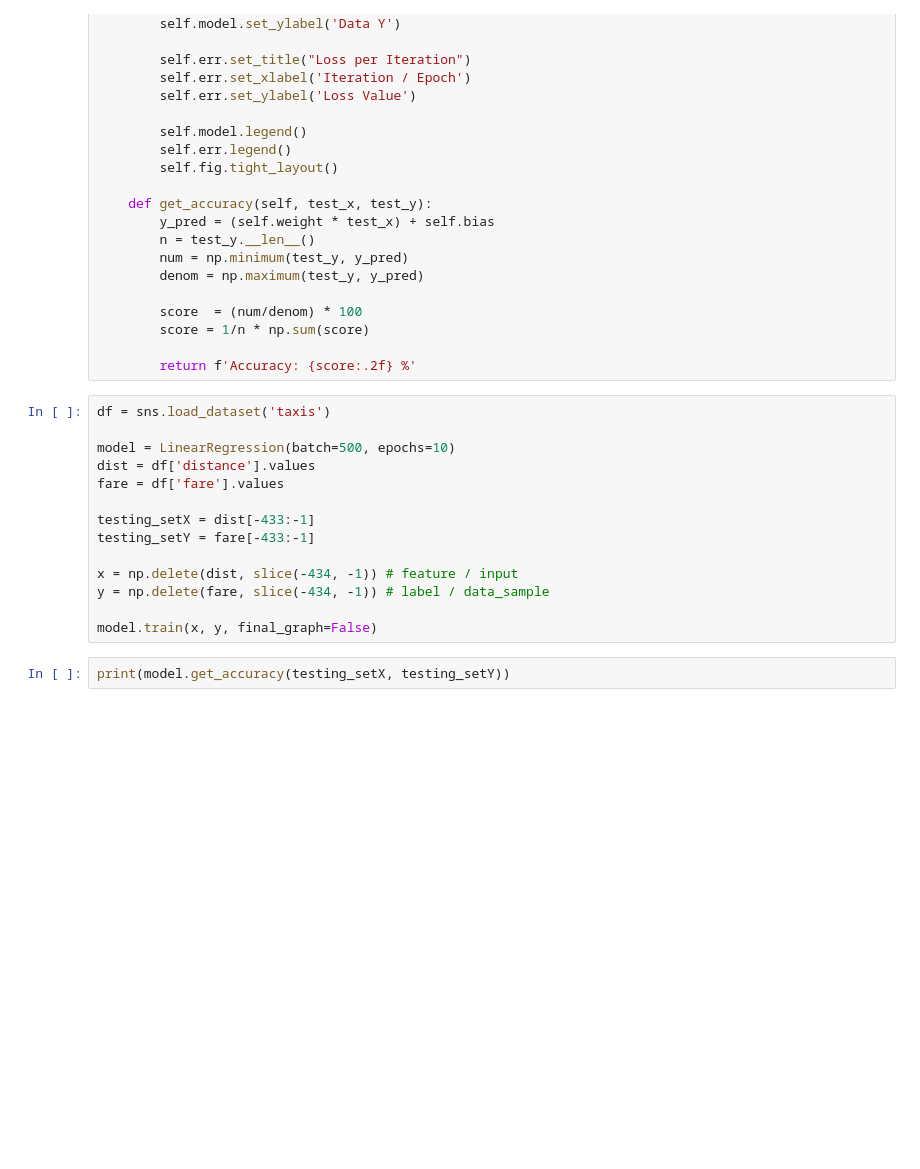
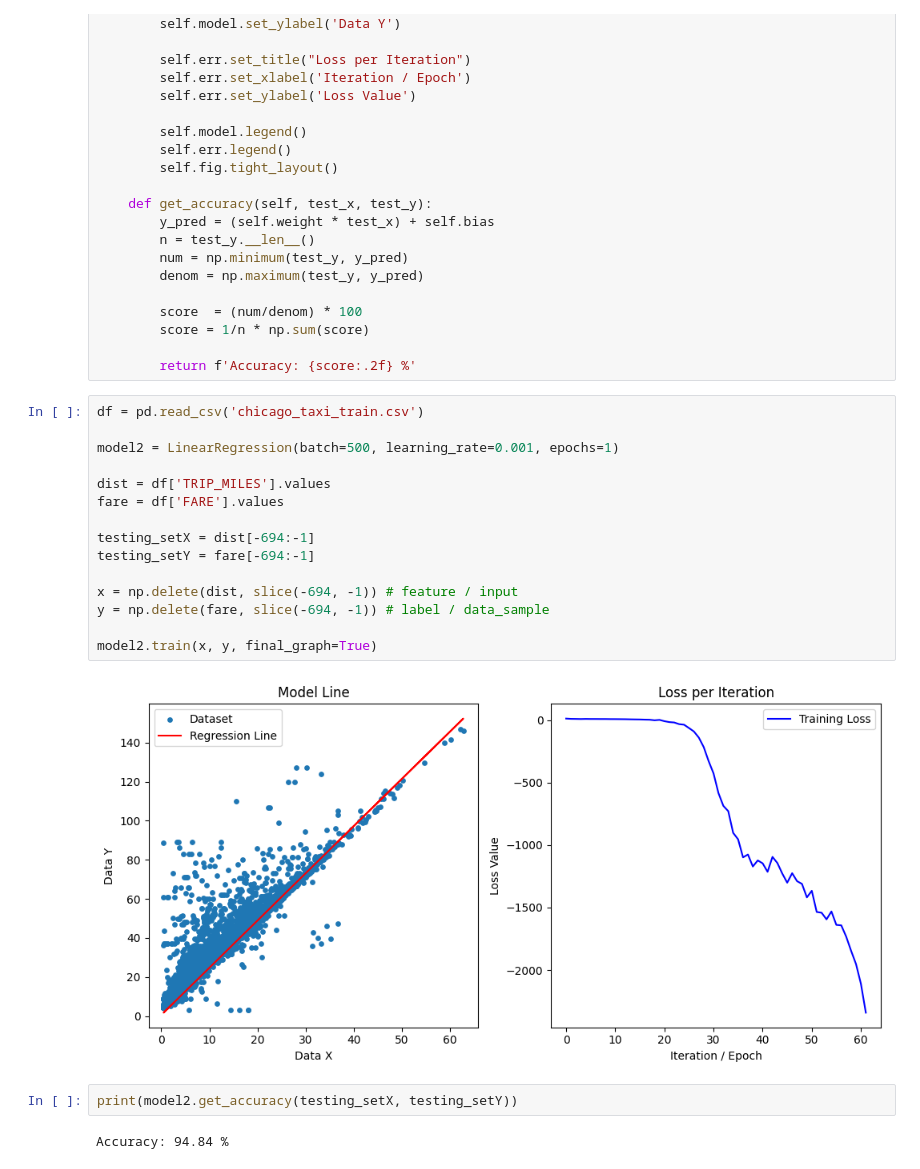
Before and after one commit to Hermes-erm/regression-single-variance, a Jupyter notebook: linear_reg.ipynb, the cells around one changed output. Saved outputs shown, nothing was run; the diff lists cells and outputs as text; blank space fills up the shorter version.

Commit message:
add: new dataset

```diff
--- a/linear_reg.ipynb
+++ b/linear_reg.ipynb
@@ -126,19 +126,24 @@ Epochs: {self.epochs} """
         score = 1/n * np.sum(score)
 
         return f'Accuracy: {score:.2f} %'
-# %%
-df = sns.load_dataset('taxis')
-
-model = LinearRegression(batch=500, epochs=10)
-dist = df['distance'].values
-fare = df['fare'].values
-
-testing_setX = dist[-433:-1]
-testing_setY = fare[-433:-1]
-
-x = np.delete(dist, slice(-434, -1)) # feature / input
-y = np.delete(fare, slice(-434, -1)) # label / data_sample
-
-model.train(x, y, final_graph=False)
+# %%
+df = pd.read_csv('chicago_taxi_train.csv')
+
+model2 = LinearRegression(batch=500, learning_rate=0.001, epochs=1)
+
+dist = df['TRIP_MILES'].values
+fare = df['FARE'].values
+
+testing_setX = dist[-694:-1]
+testing_setY = fare[-694:-1]
+
+x = np.delete(dist, slice(-694, -1)) # feature / input
+y = np.delete(fare, slice(-694, -1)) # label / data_sample
+
+model2.train(x, y, final_graph=True)
+# %% [output]
+[figure, added]
 # %%
-print(model.get_accuracy(testing_setX, testing_setY))
+print(model2.get_accuracy(testing_setX, testing_setY))
+# %% [output]
+Accuracy: 94.84 %
```
Also changed, not shown: 1 other file.
